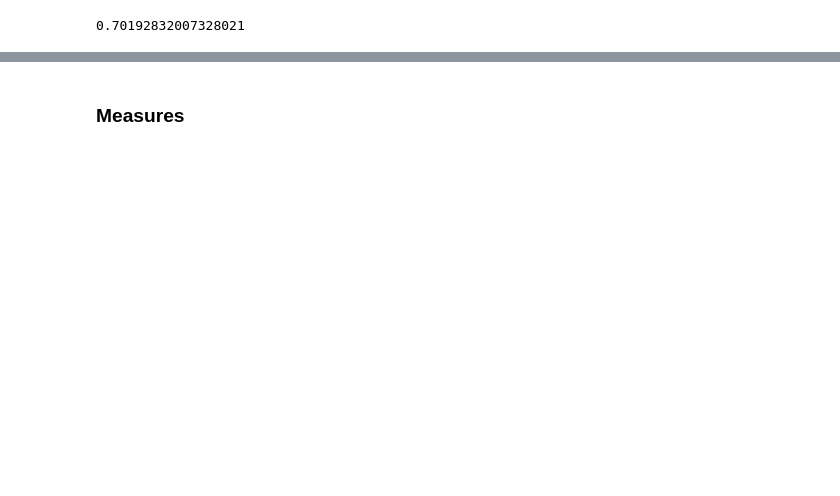
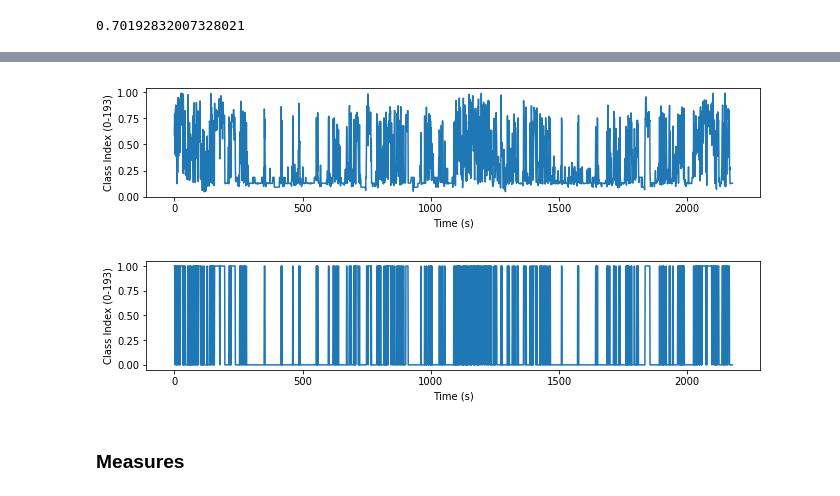
Before and after one commit to shayenne/IAmelodyDNN, a Jupyter notebook: Making Predictions.ipynb, the cells around one changed output, grey strips where cells are left out. Cells and saved outputs as stored; diff of their text form; code cells hidden in the pictures; blank space fills up the shorter version.

```diff
--- a/Making Predictions.ipynb
+++ b/Making Predictions.ipynb
@@ -271,3 +255,27 @@ print (np.max(voiced), np.min(voiced))
+# %%
+# Plot melodic line from annotation
+plt.figure(figsize=(11,2))
+plt.plot(voiced)
+plt.xlabel('Time (s)')
+plt.ylabel('Class Index (0-193)')
+plt.show()
+
+# Activation output - need to be 0.5
+vcd = voiced.copy()
+vcd[vcd <  0.5] = 0
+vcd[vcd >= 0.5] = 1
+
+# Plot melodic line from annotation
+plt.figure(figsize=(11,2))
+plt.plot(vcd)
+plt.xlabel('Time (s)')
+plt.ylabel('Class Index (0-193)')
+plt.show()
+
+# How to make it smooth???
+# %% [output]
+[figure, added]
+[figure, added]
 # %%
 # Activation output - need to be 0.5
 vcd = voiced.copy()
```
Also changed, not shown: parts of 18 cells of this notebook, 6 other files.
